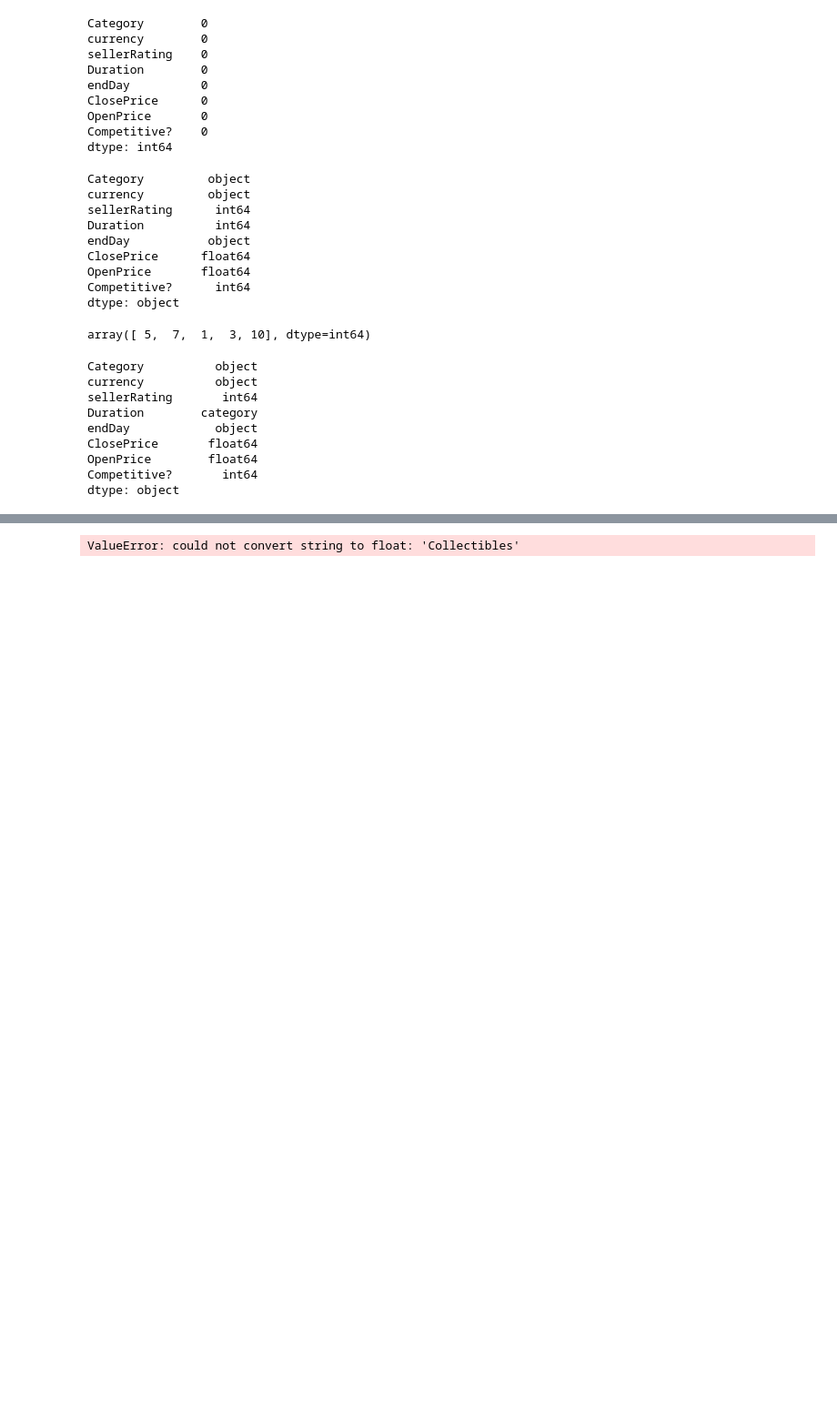
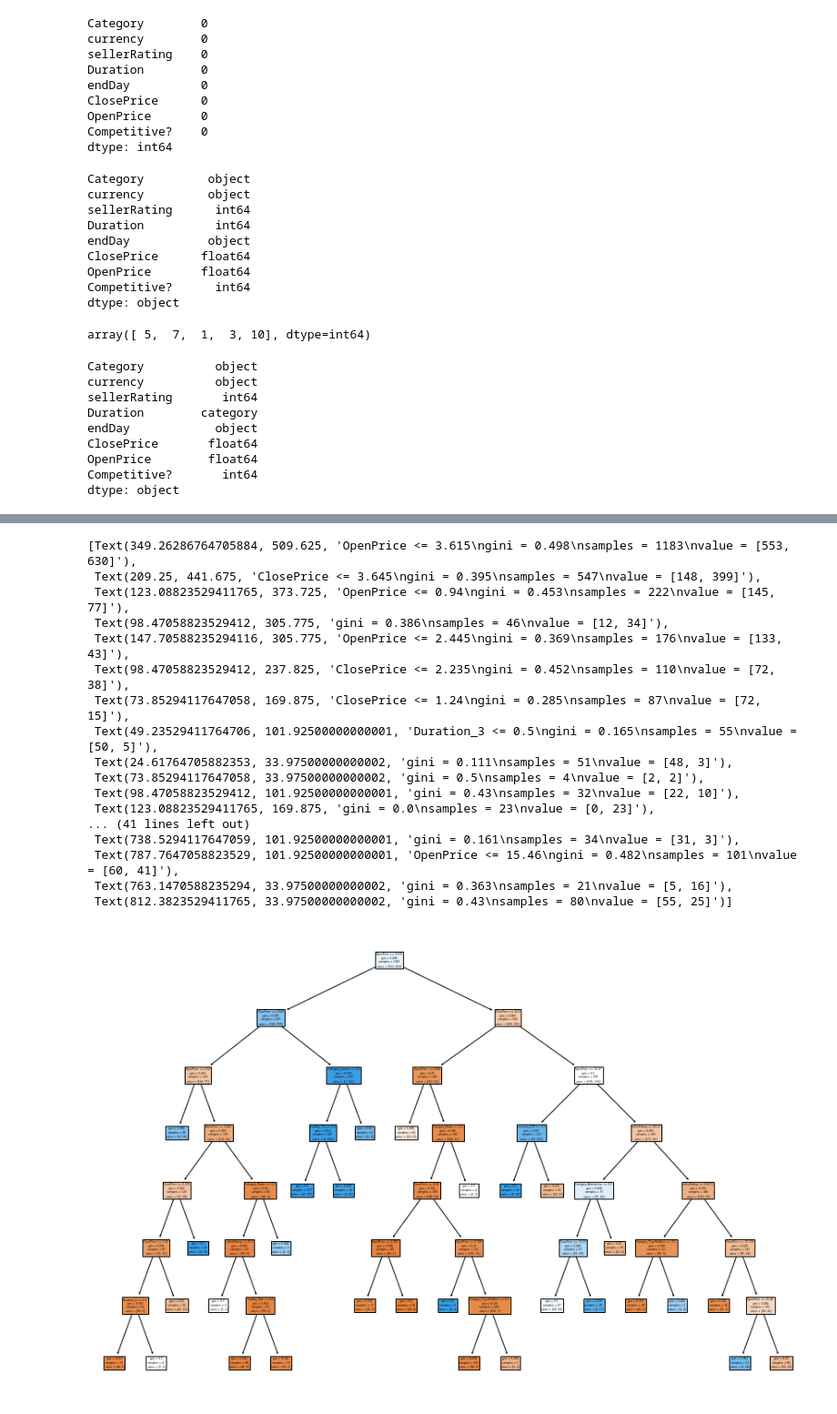
Before and after one commit to Damilare1989/Business-Analytics-Exercises, a Jupyter notebook: ebayAuc.ipynb, the cells around one changed output, grey strips where cells are left out. Shown at 91% size. Cells and saved outputs as stored; diff of their text form; code cells hidden in the pictures; blank space fills up the shorter version.

```diff
--- a/ebayAuc.ipynb
+++ b/ebayAuc.ipynb
@@ -97,15 +100,31 @@ eb.head()
 # %%
 X = eb.drop(columns = ['Competitive?'])
 y = eb['Competitive?']
 
 train_X, valid_X, train_y, valid_y = train_test_split(X, y, test_size = 0.4, random_state = 1)
 
-smallClassTree = DecisionTreeClassifier(min_samples_split = 50, max_depth = 7, random_state = 1)
+fullClassTree = tree.DecisionTreeClassifier(min_samples_split = 50, max_depth = 7, random_state = 1)
 
-smallClassTree.fit(train_X, train_y)
+clf = fullClassTree.fit(train_X, train_y)
 
-dot_data = tree.export_graphviz(smallClassTree, feature_names = train_X.columns)
-
-graph = pydotplus.graph_from_dot_data(dot_data)
+plt.figure(figsize = (15, 10))
+tree.plot_tree(clf, feature_names = train_X.columns, filled = True)
 # %% [output]
-ValueError: could not convert string to float: 'Collectibles'
+[Text(349.26286764705884, 509.625, 'OpenPrice <= 3.615\ngini = 0.498\nsamples = 1183\nvalue = [553, 630]'),
+ Text(209.25, 441.675, 'ClosePrice <= 3.645\ngini = 0.395\nsamples = 547\nvalue = [148, 399]'),
+ Text(123.08823529411765, 373.725, 'OpenPrice <= 0.94\ngini = 0.453\nsamples = 222\nvalue = [145, 77]'),
+ Text(98.47058823529412, 305.775, 'gini = 0.386\nsamples = 46\nvalue = [12, 34]'),
+ Text(147.70588235294116, 305.775, 'OpenPrice <= 2.445\ngini = 0.369\nsamples = 176\nvalue = [133, 43]'),
+ Text(98.47058823529412, 237.825, 'ClosePrice <= 2.235\ngini = 0.452\nsamples = 110\nvalue = [72, 38]'),
+ Text(73.85294117647058, 169.875, 'ClosePrice <= 1.24\ngini = 0.285\nsamples = 87\nvalue = [72, 15]'),
+ Text(49.23529411764706, 101.92500000000001, 'Duration_3 <= 0.5\ngini = 0.165\nsamples = 55\nvalue = [50, 5]'),
+ Text(24.61764705882353, 33.97500000000002, 'gini = 0.111\nsamples = 51\nvalue = [48, 3]'),
+ Text(73.85294117647058, 33.97500000000002, 'gini = 0.5\nsamples = 4\nvalue = [2, 2]'),
+ Text(98.47058823529412, 101.92500000000001, 'gini = 0.43\nsamples = 32\nvalue = [22, 10]'),
+ Text(123.08823529411765, 169.875, 'gini = 0.0\nsamples = 23\nvalue = [0, 23]'),
+... (41 lines left out)
+ Text(738.5294117647059, 101.92500000000001, 'gini = 0.161\nsamples = 34\nvalue = [31, 3]'),
+ Text(787.7647058823529, 101.92500000000001, 'OpenPrice <= 15.46\ngini = 0.482\nsamples = 101\nvalue = [60, 41]'),
+ Text(763.1470588235294, 33.97500000000002, 'gini = 0.363\nsamples = 21\nvalue = [5, 16]'),
+ Text(812.3823529411765, 33.97500000000002, 'gini = 0.43\nsamples = 80\nvalue = [55, 25]')]
+[figure, added]
```
Also changed, not shown: parts of 26 cells of this notebook, 1 other file.
